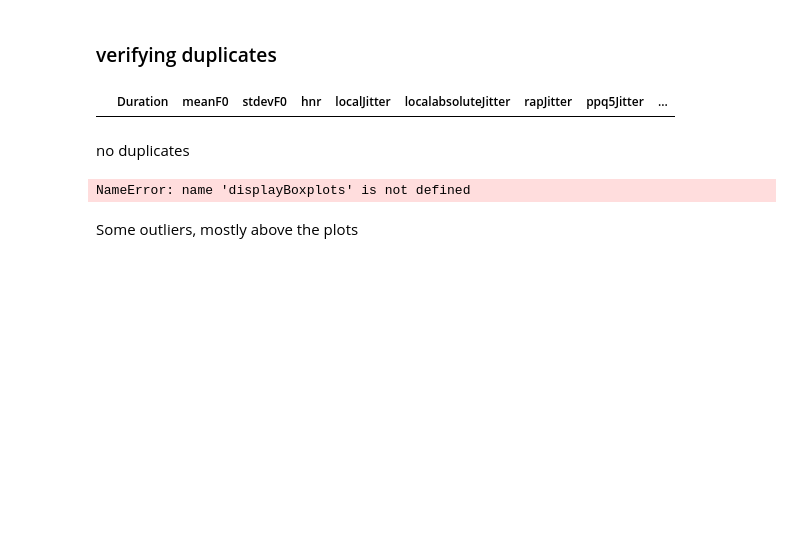
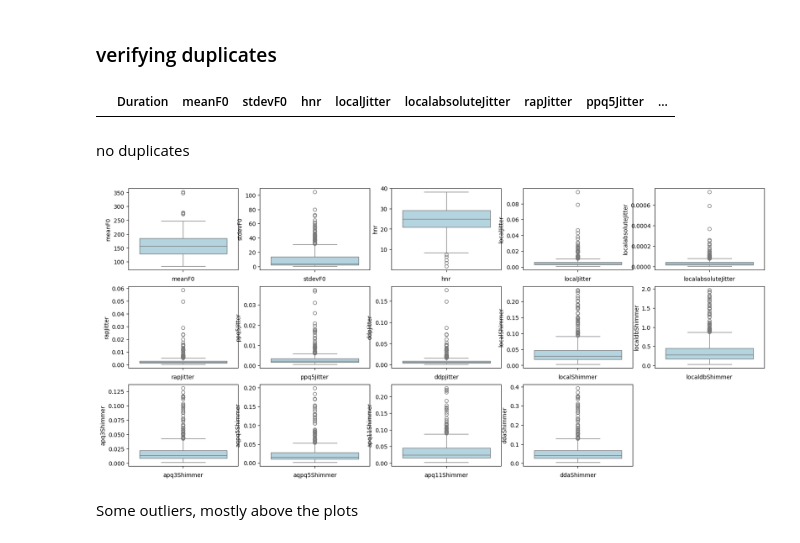
Before and after one commit to tomasfgon/Predictive-models-Parkinson, a Jupyter notebook: src/processing_italian.ipynb, the cells around one changed output. Saved outputs shown, nothing was run; the diff lists cells and outputs as text; code cells hidden in the pictures; blank space fills up the shorter version.

```diff
--- a/src/processing_italian.ipynb
+++ b/src/processing_italian.ipynb
@@ -95,7 +95,7 @@ features_df[features_df.duplicated()]
 # %% [markdown]
 no duplicates
 # %%
-def displayBoxPlots():
+def displayBoxplots():
     plt.figure(figsize= (20,15))
     plt.subplot(5,5,1)
     sns.boxplot(features_df["meanF0"],orient="v", color='lightblue')
@@ -129,34 +129,34 @@ def displayBoxPlots():
     sns.boxplot(features_df["ddpJitter"],orient="v", color='lightblue')
     plt.xlabel('ddpJitter')
 
     plt.subplot(5,5,9)
     sns.boxplot(features_df["localShimmer"],orient="v", color='lightblue')
     plt.xlabel('localShimmer')
 
     plt.subplot(5,5,10)
     sns.boxplot(features_df["localdbShimmer"],orient="v", color='lightblue')
     plt.xlabel('localdbShimmer')
 
     plt.subplot(5,5,11)
     sns.boxplot(features_df["apq3Shimmer"],orient="v", color='lightblue')
     plt.xlabel('apq3Shimmer')
 
     plt.subplot(5,5,12)
     sns.boxplot(features_df["aqpq5Shimmer"],orient="v", color='lightblue')
     plt.xlabel('aqpq5Shimmer')
 
     plt.subplot(5,5,13)
     sns.boxplot(features_df["apq11Shimmer"],orient="v", color='lightblue')
     plt.xlabel('apq11Shimmer')
 
     plt.subplot(5,5,14)
     sns.boxplot(features_df["ddaShimmer"],orient="v", color='lightblue')
     plt.xlabel('ddaShimmer')
 
 if display_analysis:
     displayBoxplots()
 # %% [output]
-NameError: name 'displayBoxplots' is not defined
+[figure, added]
 # %% [markdown]
 Some outliers, mostly above the plots
 # %%
```
Also changed, not shown: parts of 8 cells of this notebook, 3 other files.
